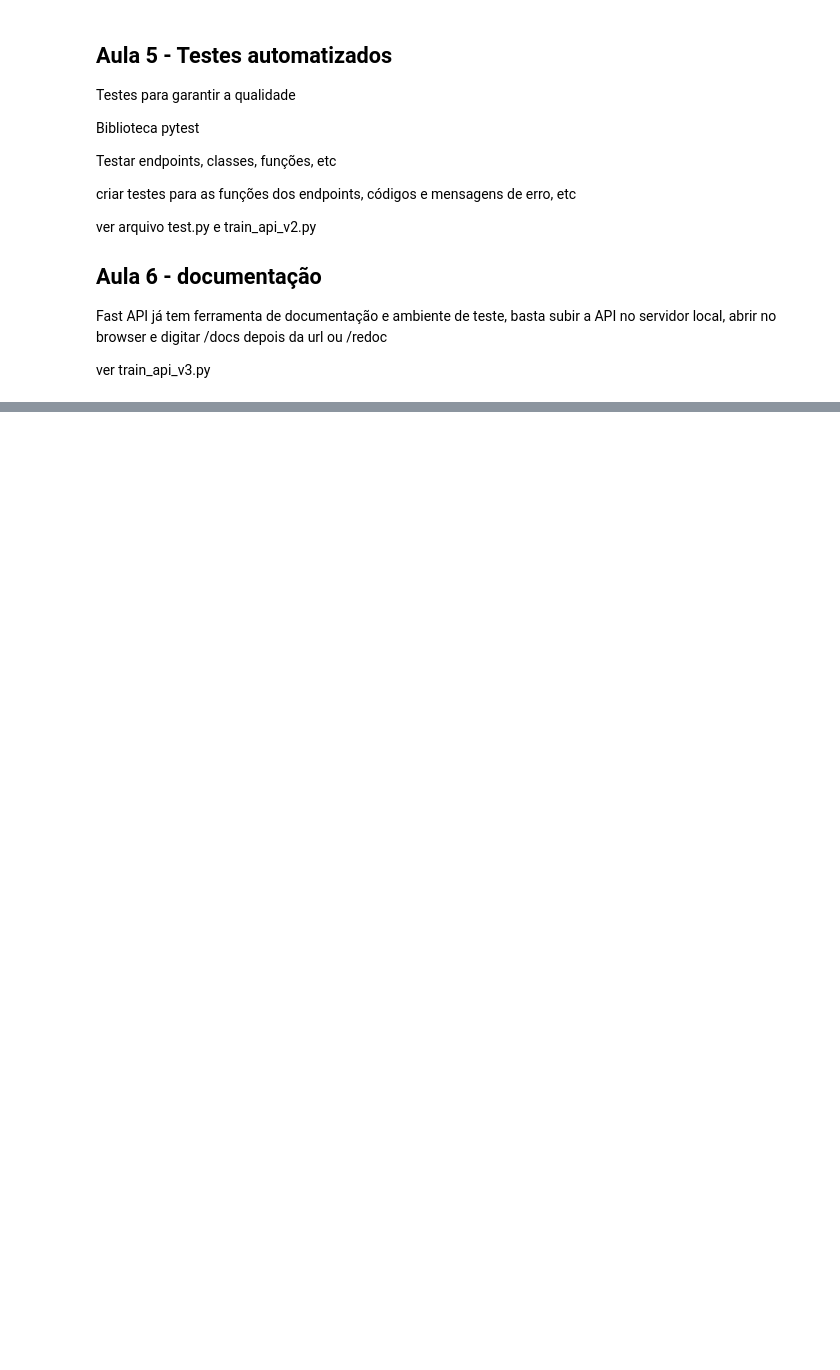
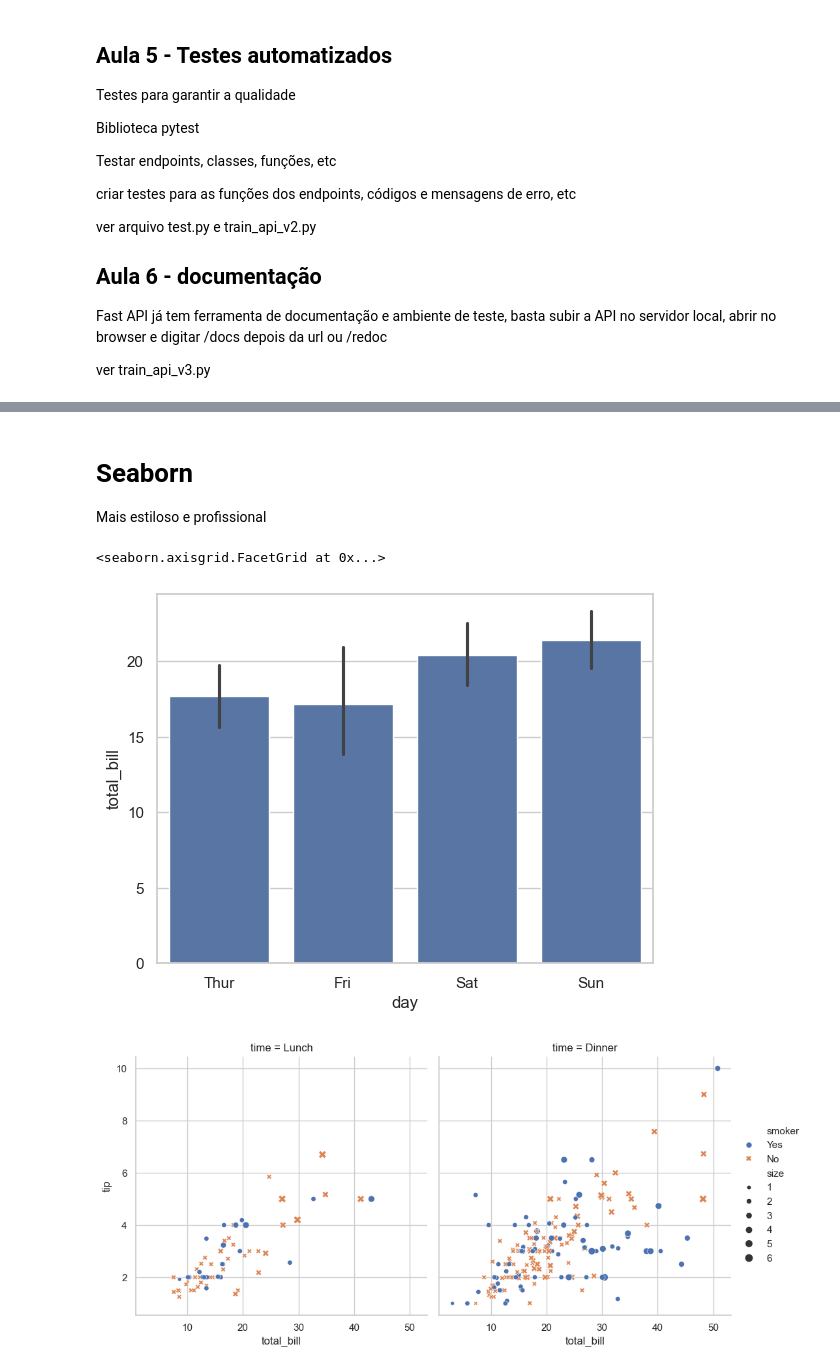
Before and after one commit to realdanizilla/ML-AI-Developer, a Jupyter notebook: Python/Notes Python.ipynb, the cells around one changed output, grey strips where cells are left out. Drawn from its saved outputs; the diff is of its cells as text; code cells hidden in the pictures; blank space fills up the shorter version.

```diff
--- a/Python/Notes Python.ipynb
+++ b/Python/Notes Python.ipynb
@@ -1339,0 +1518,23 @@ ver train_api_v3.py
+# %% [markdown]
+# Seaborn
+
+Mais estiloso e profissional
+# %%
+import seaborn as sns
+import matplotlib.pyplot as plt
+
+tips = sns.load_dataset('tips')
+
+sns.set_theme(style='whitegrid', context='notebook', palette='deep') # aqui é o coração, ver documentação para as outras opções
+
+sns.barplot(x='day', y='total_bill', data=tips)
+
+sns.relplot(
+    data=tips,
+    x='total_bill', y='tip', col='time', # para cada col (categorica), um grafico
+    hue='smoker', style='smoker', size='size',
+)
+# %% [output]
+<seaborn.axisgrid.FacetGrid at 0x...>
+[figure, added]
+[figure, added]
```
Also changed, not shown: parts of 18 cells of this notebook, 4 other files.
